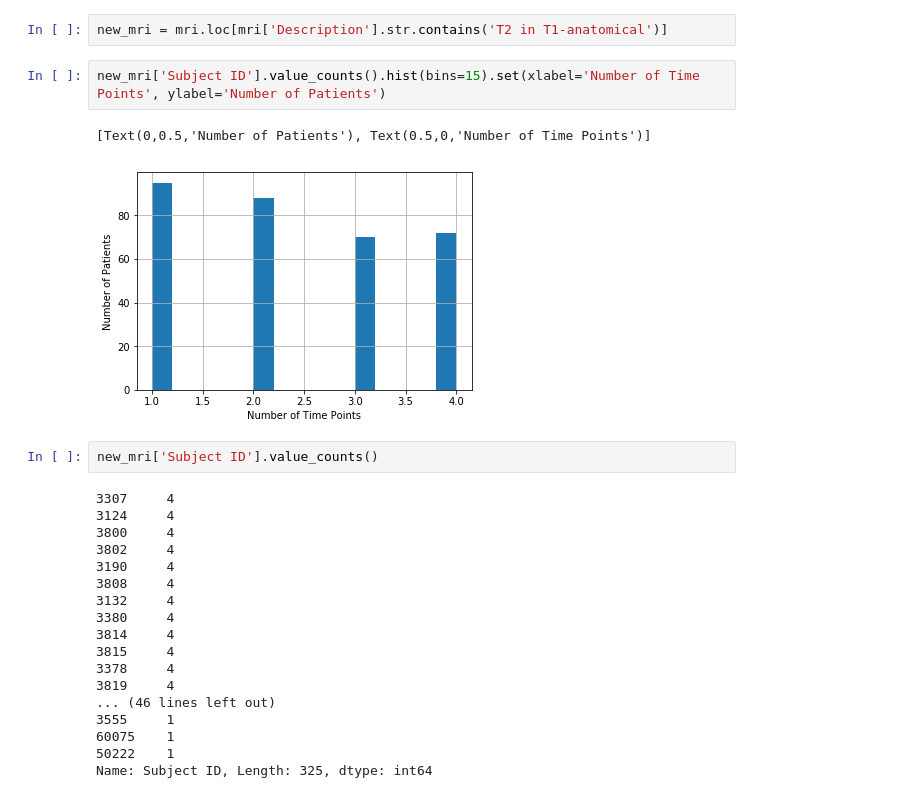
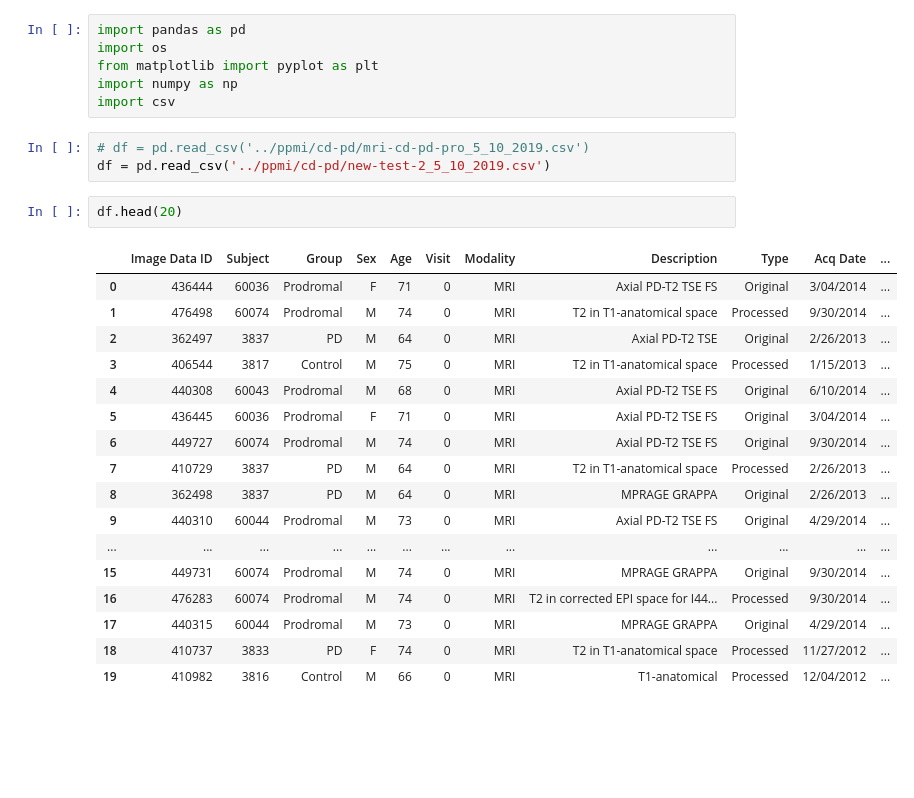
Before and after one commit to pkarnati2004/hst956, a Jupyter notebook: mri_eda.ipynb, the cells around one changed output. Cells and saved outputs as stored; diff of their text form; blank space fills up the shorter version.

```diff
--- a/mri_eda.ipynb
+++ b/mri_eda.ipynb
@@ -52,27 +1,29 @@ vals.hist(bins=40)
-# %%
-new_mri = mri.loc[mri['Description'].str.contains('T2 in T1-anatomical')]
-# %%
-new_mri['Subject ID'].value_counts().hist(bins=15).set(xlabel='Number of Time Points', ylabel='Number of Patients')
-# %% [output]
-[Text(0,0.5,'Number of Patients'), Text(0.5,0,'Number of Time Points')]
-[figure, removed]
-# %%
-new_mri['Subject ID'].value_counts()
-# %% [output]
-3307     4
-3124     4
-3800     4
-3802     4
-3190     4
-3808     4
-3132     4
-3380     4
-3814     4
-3815     4
-3378     4
-3819     4
-... (46 lines left out)
-3555     1
-60075    1
-50222    1
-Name: Subject ID, Length: 325, dtype: int64
+# %%
+import pandas as pd
+import os
+from matplotlib import pyplot as plt
+import numpy as np
+import csv
+# %%
+# df = pd.read_csv('../ppmi/cd-pd/mri-cd-pd-pro_5_10_2019.csv')
+df = pd.read_csv('../ppmi/cd-pd/new-test-2_5_10_2019.csv')
+# %%
+df.head(20)
+# %% [output]
+|  | Image Data ID | Subject | Group | Sex | Age | Visit | Modality | Description | Type | Acq Date | ... |
+| 0 | 436444 | 60036 | Prodromal | F | 71 | 0 | MRI | Axial PD-T2 TSE FS | Original | 3/04/2014 | ... |
+| 1 | 476498 | 60074 | Prodromal | M | 74 | 0 | MRI | T2 in T1-anatomical space | Processed | 9/30/2014 | ... |
+| 2 | 362497 | 3837 | PD | M | 64 | 0 | MRI | Axial PD-T2 TSE | Original | 2/26/2013 | ... |
+| 3 | 406544 | 3817 | Control | M | 75 | 0 | MRI | T2 in T1-anatomical space | Processed | 1/15/2013 | ... |
+| 4 | 440308 | 60043 | Prodromal | M | 68 | 0 | MRI | Axial PD-T2 TSE FS | Original | 6/10/2014 | ... |
+| 5 | 436445 | 60036 | Prodromal | F | 71 | 0 | MRI | Axial PD-T2 TSE FS | Original | 3/04/2014 | ... |
+| 6 | 449727 | 60074 | Prodromal | M | 74 | 0 | MRI | Axial PD-T2 TSE FS | Original | 9/30/2014 | ... |
+| 7 | 410729 | 3837 | PD | M | 64 | 0 | MRI | T2 in T1-anatomical space | Processed | 2/26/2013 | ... |
+| 8 | 362498 | 3837 | PD | M | 64 | 0 | MRI | MPRAGE GRAPPA | Original | 2/26/2013 | ... |
+| 9 | 440310 | 60044 | Prodromal | M | 73 | 0 | MRI | Axial PD-T2 TSE FS | Original | 4/29/2014 | ... |
+| ... | ... | ... | ... | ... | ... | ... | ... | ... | ... | ... | ... |
+| 15 | 449731 | 60074 | Prodromal | M | 74 | 0 | MRI | MPRAGE GRAPPA | Original | 9/30/2014 | ... |
+| 16 | 476283 | 60074 | Prodromal | M | 74 | 0 | MRI | T2 in corrected EPI space for I44... | Processed | 9/30/2014 | ... |
+| 17 | 440315 | 60044 | Prodromal | M | 73 | 0 | MRI | MPRAGE GRAPPA | Original | 4/29/2014 | ... |
+| 18 | 410737 | 3833 | PD | F | 74 | 0 | MRI | T2 in T1-anatomical space | Processed | 11/27/2012 | ... |
+| 19 | 410982 | 3816 | Control | M | 66 | 0 | MRI | T1-anatomical | Processed | 12/04/2012 | ... |
```
Also changed, not shown: parts of 54 cells of this notebook, 30 other files.
